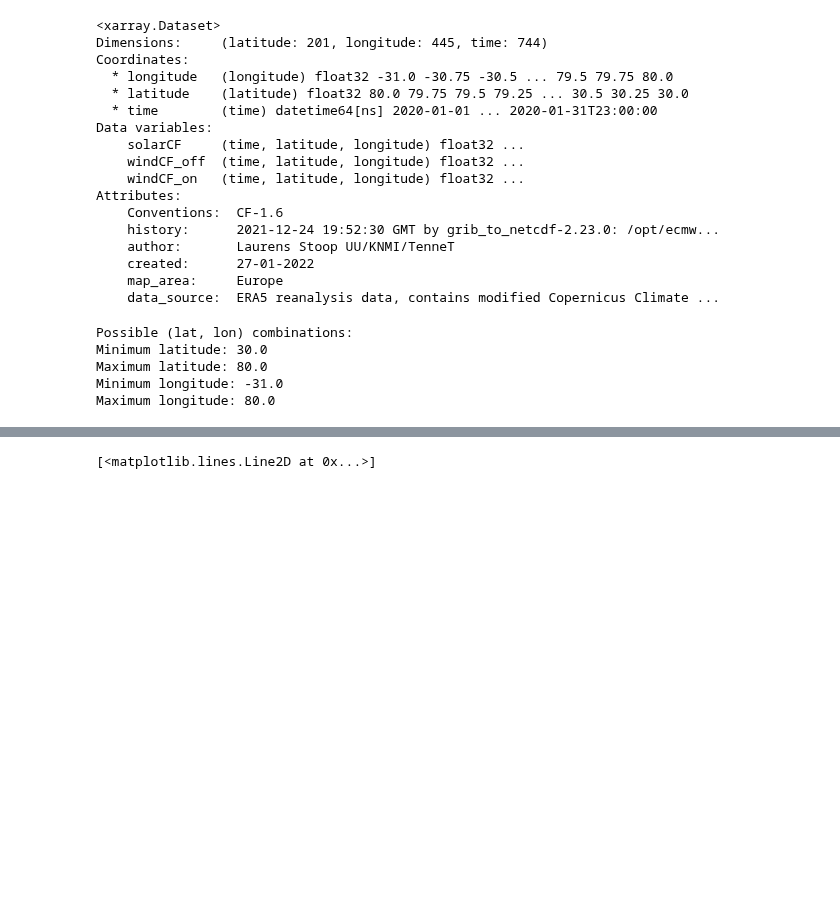
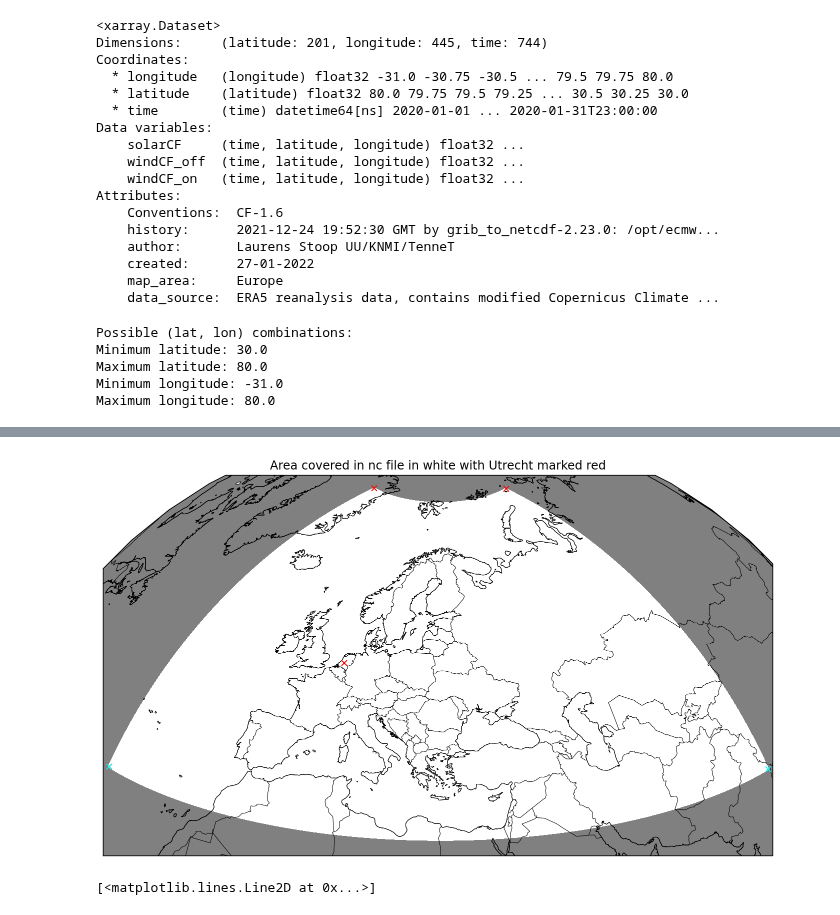
Before and after one commit to mustafa-majid-uu/curvefit_sampling, a Jupyter notebook: realdata_alg/testcorr.ipynb, the cells around one changed output, grey strips where cells are left out. Cells and saved outputs as stored; diff of their text form; code cells hidden in the pictures; blank space fills up the shorter version.

Commit message:
cartopy map with utrecht marked

```diff
--- a/realdata_alg/testcorr.ipynb
+++ b/realdata_alg/testcorr.ipynb
@@ -70,3 +49,65 @@ print(ds.isel(time=tv).time.values)
+# %%
+
+utrecht= (52.0907, 5.1214)
+edges = [(lat_min, lon_min), (lat_max, lon_min), (lat_max, lon_max), (lat_min, lon_max), (lat_min, lon_min)]
+def gridPlot(origincell,samplelist):
+    centerlat = (lat_min + lat_max) / 2
+    centerlon = (lon_min + lon_max) / 2
+
+    # the coordinates of utrecht
+    lat_utrecht, lon_utrecht = 52.0907, 5.1214
+
+    #Plot the data map
+    solarCF = ds.solarCF
+    time_idx = 0
+    #p1 = solarCF.isel(time=time_idx).plot(
+    #    subplot_kws=dict(projection=ccrs.Orthographic(centerlat-30, centerlon ), facecolor="gray"),
+    #    transform=ccrs.PlateCarree(),
+    #)
+    p = solarCF.isel(time=time_idx).plot(
+        transform=ccrs.PlateCarree(),
+        subplot_kws={"projection": ccrs.Orthographic(centerlat-30, centerlon), "extent": (lon_min+5, lon_max-5, lat_min-10, lat_max+5)},
+        cmap=colors.ListedColormap(['white']),
+        facecolor="gray",
+        add_colorbar=False,
+    )
+
+    ax = plt.gca()
+    #ax.set_extent([-180, 180, 0, 90], crs=ccrs.PlateCarree()) #northern hem. only
+    ax.add_feature(cfeature.COASTLINE.with_scale('50m'), linewidth=0.5)
+    ax.add_feature(cfeature.COASTLINE.with_scale('50m'), edgecolor='black', linewidth=0.5)
+    ax.add_feature(cfeature.BORDERS.with_scale('50m'), edgecolor='black', linewidth=0.5)
+
+    ax.add_feature(cfeature.LAND.with_scale('50m'), linewidth=0.5, facecolor='gray', edgecolor='black', zorder=0)
+    ax.add_feature(cfeature.OCEAN.with_scale('50m'), linewidth=0.5, facecolor='gray', edgecolor='black', zorder=0)
+
+
+
+    #Add marker for all cells in ds
+    #for lat in ds.latitude.values[100:110]:
+    #    for lon in ds.longitude.values[250:355]:
+    #        ax.plot(lon, lat, marker='o', color='black', markersize=0.05, alpha=1, transform=ccrs.PlateCarree())
+    ax.plot(lon_utrecht, lat_utrecht, marker='x', color='red', markersize=5.5, alpha=1, transform=ccrs.PlateCarree())
+    for i, s in enumerate(edges): #make sure last two values in list are not red
+        if i >= len(edges)-2:
+            color = 'cyan'
+        else:
+            color = 'red'
+        ax.plot(s[1], s[0], marker='x', color=color, markersize=5.5, alpha=1, transform=ccrs.PlateCarree())
+
+    # Set the plot title
+    p.axes.set_title("Area covered in nc file in white with Utrecht marked red")
+
+    #p.axes.set_global()
+    fig = plt.gcf()
+    fig.set_size_inches(12, 10)
+
+    # Show the plot
+    plt.show()
+
+gridPlot(utrecht,edges)
+# %% [output]
+[figure, added]
 # %%
 lat = 30.0
 lon = 80.0
```
Also changed, not shown: parts of 2 cells of this notebook.
